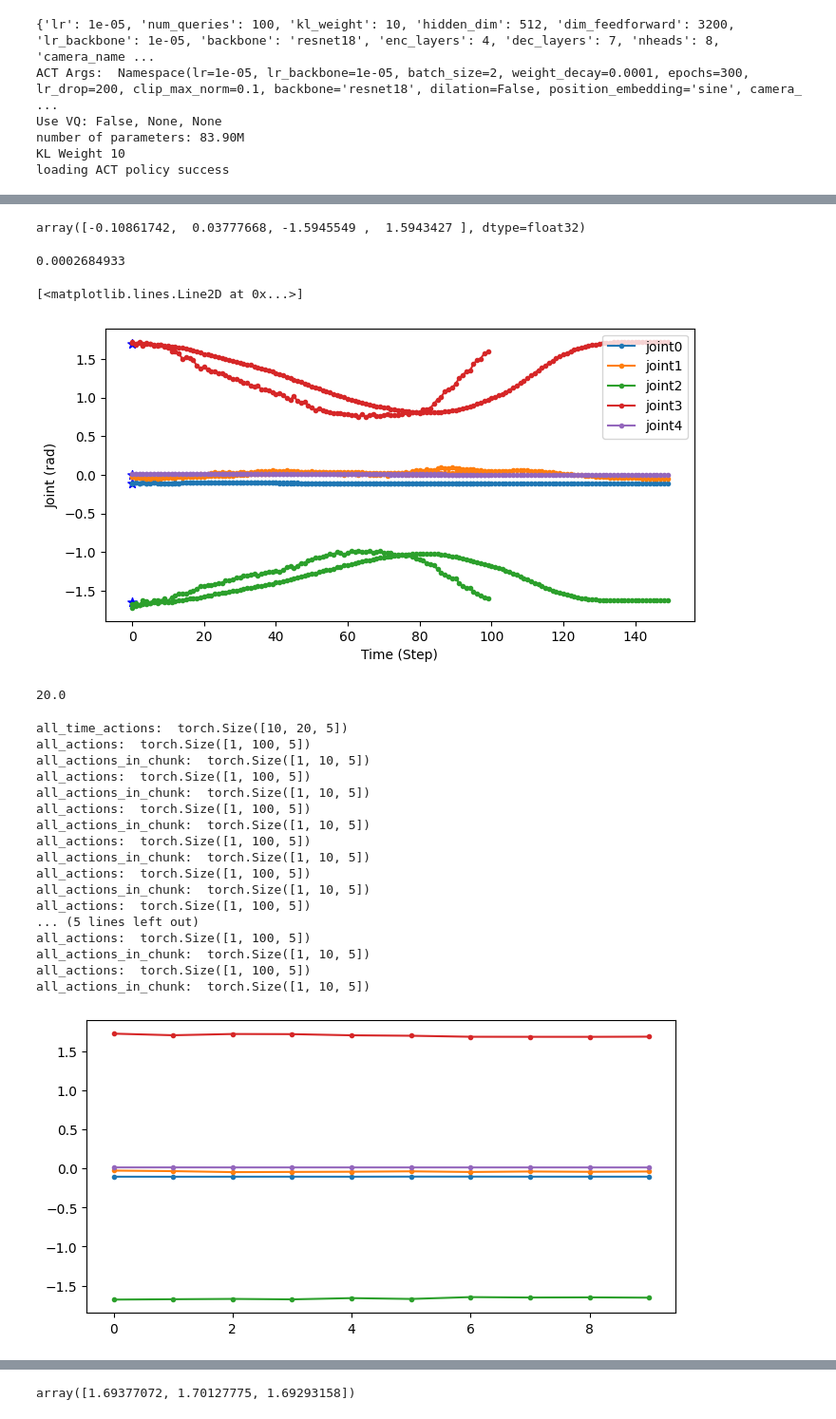
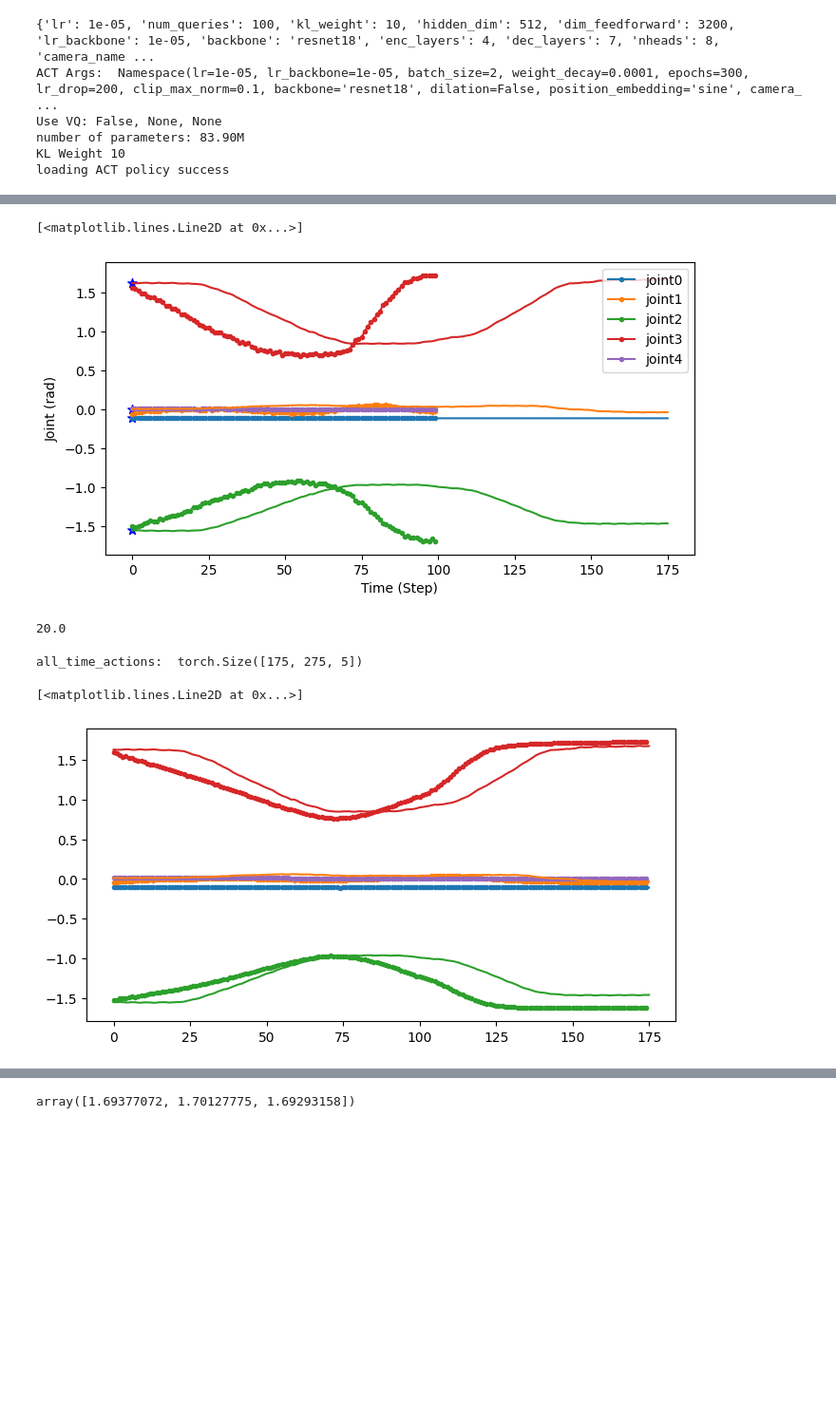
Before and after one commit to AgRoboticsResearch/act-plus-plus, a Jupyter notebook: playground/pangolin/temperal_agg.ipynb, the cells around one changed output, grey strips where cells are left out. Shown at 95% size. Saved outputs shown, nothing was run; the diff lists cells and outputs as text; code cells hidden in the pictures; blank space fills up the shorter version.

```diff
--- a/playground/pangolin/temperal_agg.ipynb
+++ b/playground/pangolin/temperal_agg.ipynb
@@ -17,11 +17,11 @@ sys.path.append(act_path)
 from policy import ACTPolicy
 from brl_constants import TASK_CONFIGS
 
-ckpt_path = "/mnt/data1/act/act_demo_scara_whiteboard_pick_one/ckpt/"
+ckpt_path = "/mnt/data1/act/act_demo_scara_whiteboard_pick_one/rgb/"
 config_path = ckpt_path + "config.pkl"
 # step = 500000
 # policy_model_path = ckpt_path + "policy_step_%i_seed_0.ckpt"%step
-policy_model_path = ckpt_path + "policy_step_200000_seed_0.ckpt"
+policy_model_path = ckpt_path + "policy_step_400000_seed_0.ckpt"
 
 stats_path = ckpt_path + "dataset_stats.pkl"
 
@@ -59,9 +59,8 @@ def pre_proccess_img(img):
     img_torch = (img_torch / 255.0).float().cuda().unsqueeze(0)
     return img_torch
 # %%
-# h5data_file = "/mnt/data1/act/act_demo_scara_whiteboard_pick_one/data2/episode_2.hdf5"
-h5data_file = "/mnt/data1/act/act_demo_scara_alldata/2024-03-14_03-48-57_onepos/episode_2.hdf5"
-
+# h5data_file = "/mnt/data1/act/act_demo_scara_whiteboard_pick_one/data1/episode_2.hdf5"
+h5data_file = "/mnt/data1/act/act_demo_scara_alldata/2024-03-14_03-48-57_onepos/episode_3.hdf5"
 with torch.inference_mode():
     with h5py.File(h5data_file, "r") as root:
         index = 0
@@ -104,14 +99,6 @@ for i, raw_action in enumerate(all_actions):
     actual_actions.append(actual_action)
 actual_actions = np.asarray(actual_actions)
 # print(actual_actions)
-# %%
-actual_action[:4]
-# %% [output]
-array([-0.10861742,  0.03777668, -1.5945549 ,  1.5943427 ], dtype=float32)
-# %%
-actual_action[4]
-# %% [output]
-0.0002684933
 # %%
 # plot all joint states and label them
 plt.figure(figsize=(8, 4))
@@ -132,28 +119,34 @@ plt.scatter(0, qpos_np[2], marker="*", c="b", s=50, label='joint2')
 plt.scatter(0, qpos_np[3], marker="*", c="b", s=50, label='joint3')
 # plt.plot(np.arange(0, len(qpos_gts), 1), qpos_gts, c="r", label='joint5')
 
-steps_plot = np.arange(0, len(all_actual_actions), 1)
-plt.plot(steps_plot, all_actual_actions[:, 0], marker=".", c="C%i"%(0 ), label='joint0')
-plt.plot(steps_plot, all_actual_actions[:, 1], marker=".", c="C%i"%(1 ), label='joint1')
-plt.plot(steps_plot, all_actual_actions[:, 2], marker=".", c="C%i"%(2 ), label='joint2')
-plt.plot(steps_plot, all_actual_actions[:, 3], marker=".", c="C%i"%(3 ), label='joint3')
-plt.plot(steps_plot, all_actual_actions[:, 4], marker=".", c="C%i"%(4 ), label='joint4')
+steps_plot = np.arange(0, len(action_obs_np), 1)
+plt.plot(steps_plot, action_obs_np[:, 0],  c="C%i"%(0 ), label='joint0')
+plt.plot(steps_plot, action_obs_np[:, 1],  c="C%i"%(1 ), label='joint1')
+plt.plot(steps_plot, action_obs_np[:, 2],  c="C%i"%(2 ), label='joint2')
+plt.plot(steps_plot, action_obs_np[:, 3],  c="C%i"%(3 ), label='joint3')
 # %% [output]
 [<matplotlib.lines.Line2D at 0x...>]
-[figure, old version]
+[figure, new version]
-# %%
-print(100/5)
-# %% [output]
-20.0
+# %%
+exp_weights = np.exp(-k * np.arange(len(10)))
+print("exp_weights: ", exp_weights)
+exp_weights = exp_weights / exp_weights.sum()
+print("exp_weights: ", exp_weights)
+exp_weights = torch.from_numpy(exp_weights).cuda().unsqueeze(dim=1)
+print("exp_weights: ", exp_weights)
+# %% [output]
+20.0
 # %%
 # Temperal agg
 plt.figure(figsize=(8, 4))
 qpos_gts = []
 all_actual_actions = []
-action_chunking_len = 10
-max_act_steps = 10
+action_chunking_len = 100
+max_act_steps = 175
 query_frequency = 1
 action_dim = 5
+k = 0.01
+
 all_time_actions = torch.zeros([max_act_steps, max_act_steps+action_chunking_len, action_dim]).cuda()
 print("all_time_actions: ", all_time_actions.shape)
 
@@ -186,7 +179,6 @@ with torch.inference_mode():
                 actions_for_curr_step = all_time_actions[:, index]
                 actions_populated = torch.all(actions_for_curr_step != 0, axis=1)
                 actions_for_curr_step = actions_for_curr_step[actions_populated]
-                k = 0.01
                 exp_weights = np.exp(-k * np.arange(len(actions_for_curr_step)))
                 exp_weights = exp_weights / exp_weights.sum()
                 exp_weights = torch.from_numpy(exp_weights).cuda().unsqueeze(dim=1)
@@ -200,55 +192,41 @@ with torch.inference_mode():
                 # joint_states_traj = []
                 # actual_actions = []
                 # steps_plot = np.arange(0, len(raw_actions), 1)
                 # steps_plot = steps_plot + index
                 # for i, raw_action in enumerate(raw_actions):
                 #     actual_action = post_process_action(raw_action)
                 #     actual_actions.append(actual_action)
                 # actual_actions = np.asarray(actual_actions)
                 all_actual_actions.append(actual_action)
 
 all_actual_actions = np.asarray(all_actual_actions)
 steps_plot = np.arange(0, len(all_actual_actions), 1)
 
 plt.plot(steps_plot, all_actual_actions[:, 0], marker=".", c="C%i"%(0 ), label='joint0')
 plt.plot(steps_plot, all_actual_actions[:, 1], marker=".", c="C%i"%(1 ), label='joint1')
 plt.plot(steps_plot, all_actual_actions[:, 2], marker=".", c="C%i"%(2 ), label='joint2')
 plt.plot(steps_plot, all_actual_actions[:, 3], marker=".", c="C%i"%(3 ), label='joint3')
 plt.plot(steps_plot, all_actual_actions[:, 4], marker=".", c="C%i"%(4 ), label='joint4')
 
 qpos_gts = np.asarray(qpos_gts)
 # plt.xlabel("Time (Step)")
 # plt.ylabel("Joint (rad)")
 # plt.scatter(len(qpos_gts), qpos_np[0], marker="*", c="b", s=50, label='joint0')
 # plt.scatter(len(qpos_gts), qpos_np[1], marker="*", c="b", s=50, label='joint1')
 # plt.scatter(len(qpos_gts), qpos_np[2], marker="*", c="b", s=50, label='joint2')
 # plt.scatter(len(qpos_gts), qpos_np[3], marker="*", c="b", s=50, label='joint3')
 # plt.plot(np.arange(0, len(qpos_gts), 1), qpos_gts, c="r", label='joint5')
 
 
-# plt.plot(action_obs_np[:, 0], c="g",label='joint0')
-# plt.plot(action_obs_np[:, 1], c="g",label='joint1')
-# plt.plot(action_obs_np[:, 2], c="g",label='joint2')
-# plt.plot(action_obs_np[:, 3], c="g",label='joint3')
+steps_plot = np.arange(0, len(action_obs_np), 1)
+plt.plot(steps_plot, action_obs_np[:, 0],  c="C%i"%(0 ), label='joint0')
+plt.plot(steps_plot, action_obs_np[:, 1],  c="C%i"%(1 ), label='joint1')
+plt.plot(steps_plot, action_obs_np[:, 2],  c="C%i"%(2 ), label='joint2')
+plt.plot(steps_plot, action_obs_np[:, 3],  c="C%i"%(3 ), label='joint3')
 # %% [output]
-all_time_actions:  torch.Size([10, 20, 5])
-all_actions:  torch.Size([1, 100, 5])
-all_actions_in_chunk:  torch.Size([1, 10, 5])
-all_actions:  torch.Size([1, 100, 5])
-all_actions_in_chunk:  torch.Size([1, 10, 5])
-all_actions:  torch.Size([1, 100, 5])
-all_actions_in_chunk:  torch.Size([1, 10, 5])
-all_actions:  torch.Size([1, 100, 5])
-all_actions_in_chunk:  torch.Size([1, 10, 5])
-all_actions:  torch.Size([1, 100, 5])
-all_actions_in_chunk:  torch.Size([1, 10, 5])
-all_actions:  torch.Size([1, 100, 5])
-... (5 lines left out)
-all_actions:  torch.Size([1, 100, 5])
-all_actions_in_chunk:  torch.Size([1, 10, 5])
-all_actions:  torch.Size([1, 100, 5])
-all_actions_in_chunk:  torch.Size([1, 10, 5])
+all_time_actions:  torch.Size([175, 275, 5])
+[<matplotlib.lines.Line2D at 0x...>]
-[figure, old version]
+[figure, new version]
 # %%
 steps_plot
 # %% [output]
```
Also changed, not shown: parts of 4 cells of this notebook, 9 other files.
